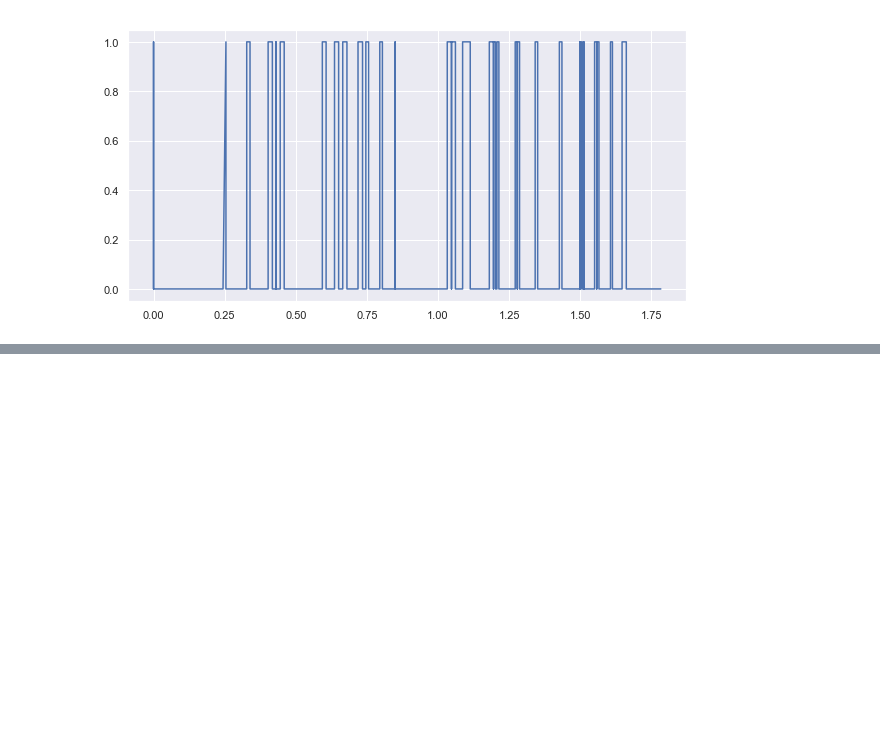
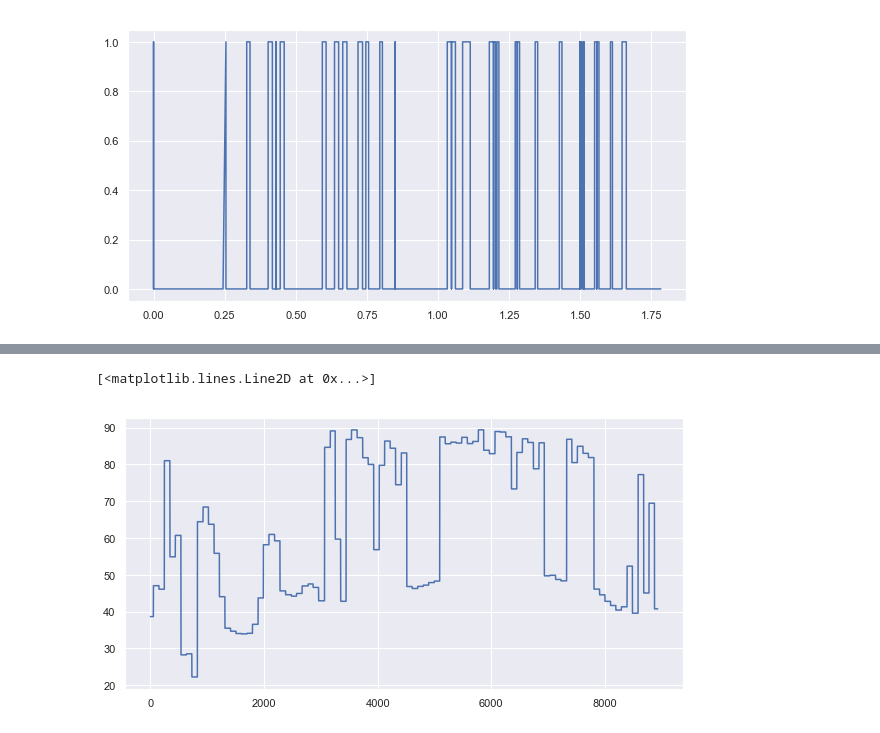
Before and after one commit to krsailesh-zz/driver_profiling_honk, a Jupyter notebook: honk_mi_note5.ipynb, the cells around one changed output, grey strips where cells are left out. Drawn from its saved outputs; the diff is of its cells as text; code cells hidden in the pictures; blank space fills up the shorter version.

```diff
--- a/honk_mi_note5.ipynb
+++ b/honk_mi_note5.ipynb
@@ -208,0 +228,5 @@ plt.plot(whole_dis,honk_binary)
+# %%
+# self honk data while scooty is in motion
+
+event2 = data_frame('C:\\Users\\krsai\\OneDrive\\Desktop\\honk_eff_region\\POCKET_Redmi Note 5\\Motion (self)\\SCOOTY 17May,2020-06-04-46 PM\\Testing Data\\Motion_self.csv')
+event2.head()
@@ -208,0 +240,5 @@ plt.plot(whole_dis,honk_binary)
+# %%
+plt.plot(event2.sound)
+# %% [output]
+[<matplotlib.lines.Line2D at 0x...>]
+[figure, added]
```
Also changed, not shown: parts of 14 cells of this notebook.
